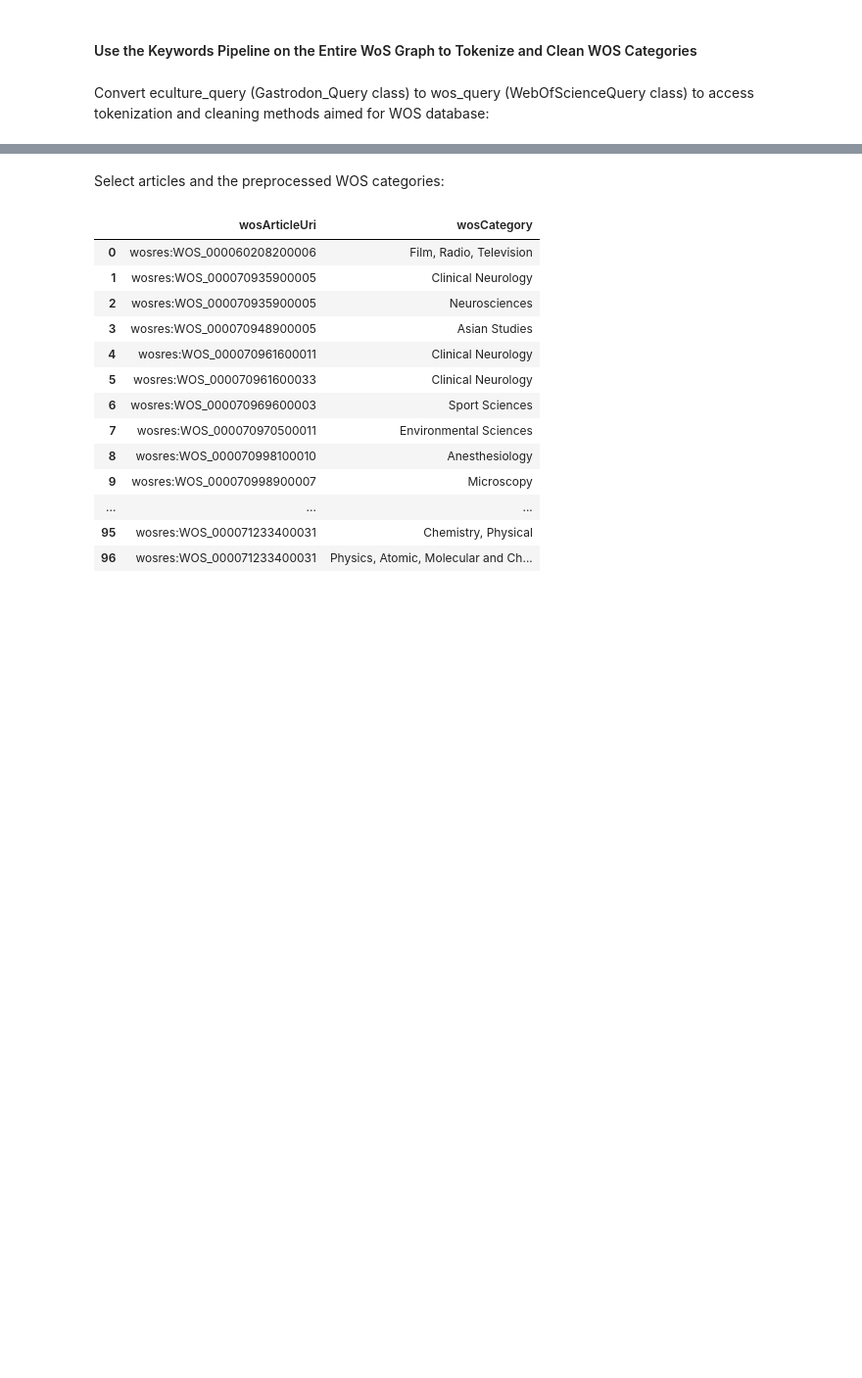
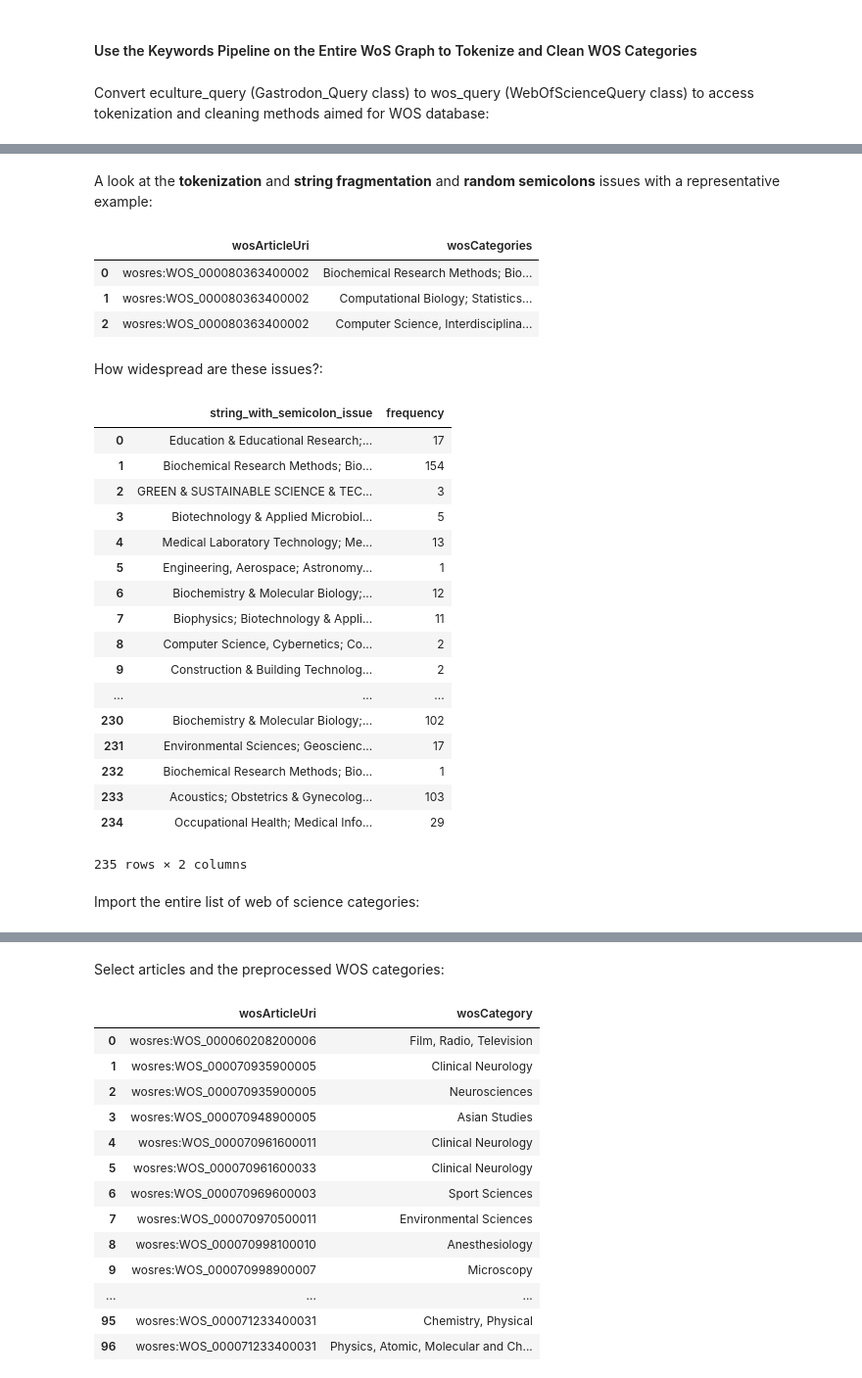
Before and after one commit to clokman/KFIR, a Jupyter notebook: notebooks/KFIR.ipynb, the cells around one changed output, grey strips where cells are left out. Shown: that part at 98% size. Cells and saved outputs as stored; diff of their text form; code cells hidden in the pictures; blank space fills up the shorter version.

Commit message:
Interim update for WoS categories defragmentation.

```diff
--- a/notebooks/KFIR.ipynb
+++ b/notebooks/KFIR.ipynb
@@ -1370,0 +1376,59 @@ wos_query = WebOfScienceQuery(eculture_query)
+# %% [markdown]
+A look at the **tokenization** and **string fragmentation** and **random semicolons** issues with a representative example:
+# %%
+wos_query.send_select_query("""
+
+    SELECT DISTINCT (?article AS ?wosArticleUri) ?wosCategories
+    WHERE{
+        GRAPH wosGraph: {
+            ?article a wos:Article ;
+                     wos:WC ?wosCategories .
+        }
+    }
+    VALUES ?wosArticleUri {wosres:WOS_000080363400002}
+
+""")
+# %% [output]
+|  | wosArticleUri | wosCategories |
+| 0 | wosres:WOS_000080363400002 | Biochemical Research Methods; Bio... |
+| 1 | wosres:WOS_000080363400002 | Computational Biology; Statistics... |
+| 2 | wosres:WOS_000080363400002 | Computer Science, Interdisciplina... |
+# %% [markdown]
+How widespread are these issues?:
+# %%
+wos_query.send_select_query("""
+
+    SELECT DISTINCT (?o as ?string_with_semicolon_issue) (count(?o) as ?frequency)
+    WHERE{
+        GRAPH wosGraph: {
+          ?s wos:WC ?o .
+        }
+      {FILTER STRENDS(?o, ';')}
+      UNION
+      {FILTER STRSTARTS(?o, '&')}
+      UNION
+      {FILTER (STRENDS(?o, '&'))}
+    }
+
+""")
+# %% [output]
+|  | string_with_semicolon_issue | frequency |
+| 0 | Education & Educational Research;... | 17 |
+| 1 | Biochemical Research Methods; Bio... | 154 |
+| 2 | GREEN & SUSTAINABLE SCIENCE & TEC... | 3 |
+| 3 | Biotechnology & Applied Microbiol... | 5 |
+| 4 | Medical Laboratory Technology; Me... | 13 |
+| 5 | Engineering, Aerospace; Astronomy... | 1 |
+| 6 | Biochemistry & Molecular Biology;... | 12 |
+| 7 | Biophysics; Biotechnology & Appli... | 11 |
+| 8 | Computer Science, Cybernetics; Co... | 2 |
+| 9 | Construction & Building Technolog... | 2 |
+| ... | ... | ... |
+| 230 | Biochemistry & Molecular Biology;... | 102 |
+| 231 | Environmental Sciences; Geoscienc... | 17 |
+| 232 | Biochemical Research Methods; Bio... | 1 |
+| 233 | Acoustics; Obstetrics & Gynecolog... | 103 |
+| 234 | Occupational Health; Medical Info... | 29 |
+235 rows × 2 columns
+# %% [markdown]
+Import the entire list of web of science categories:
```
Also changed, not shown: parts of 20 cells of this notebook.
